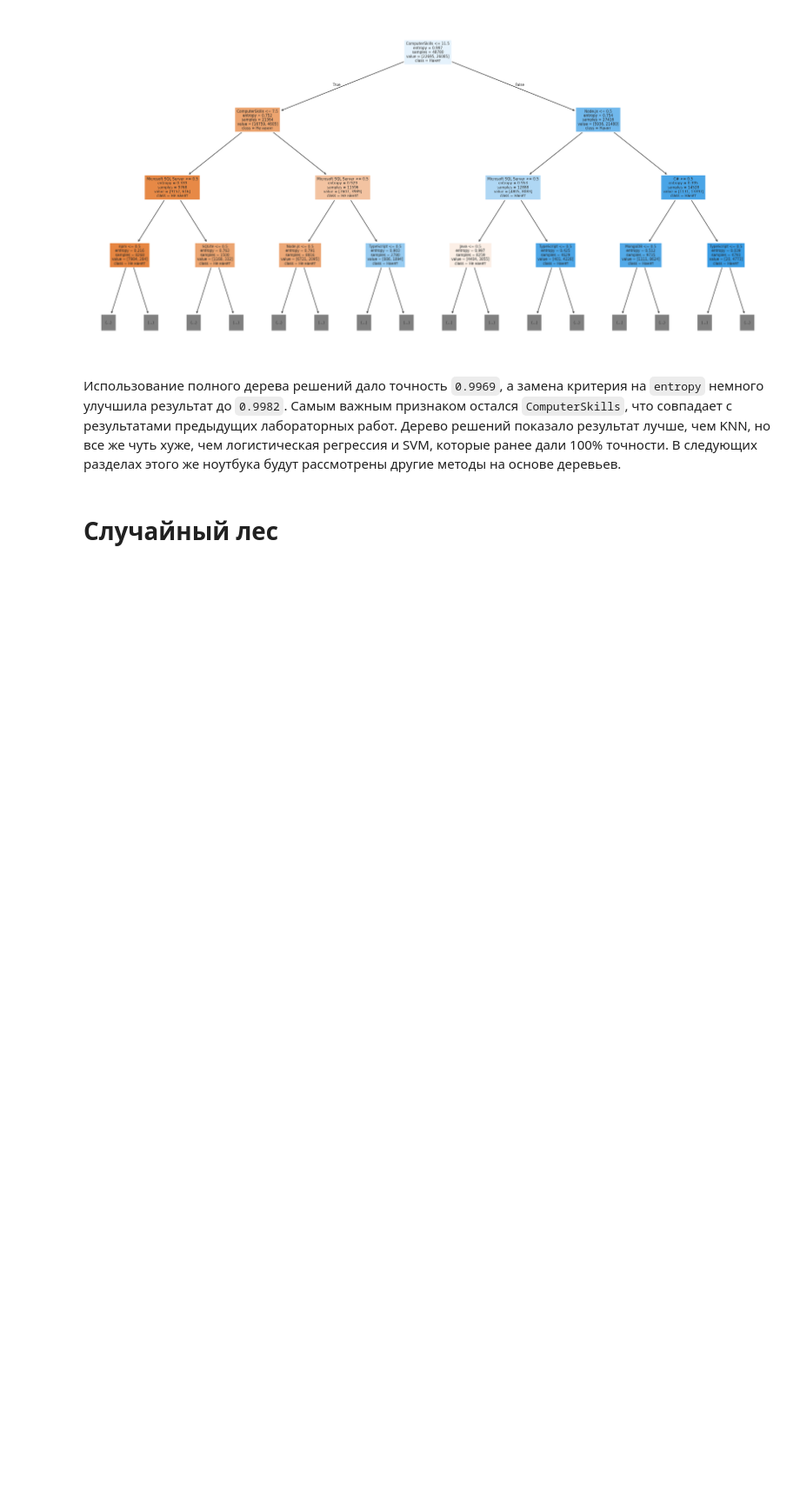
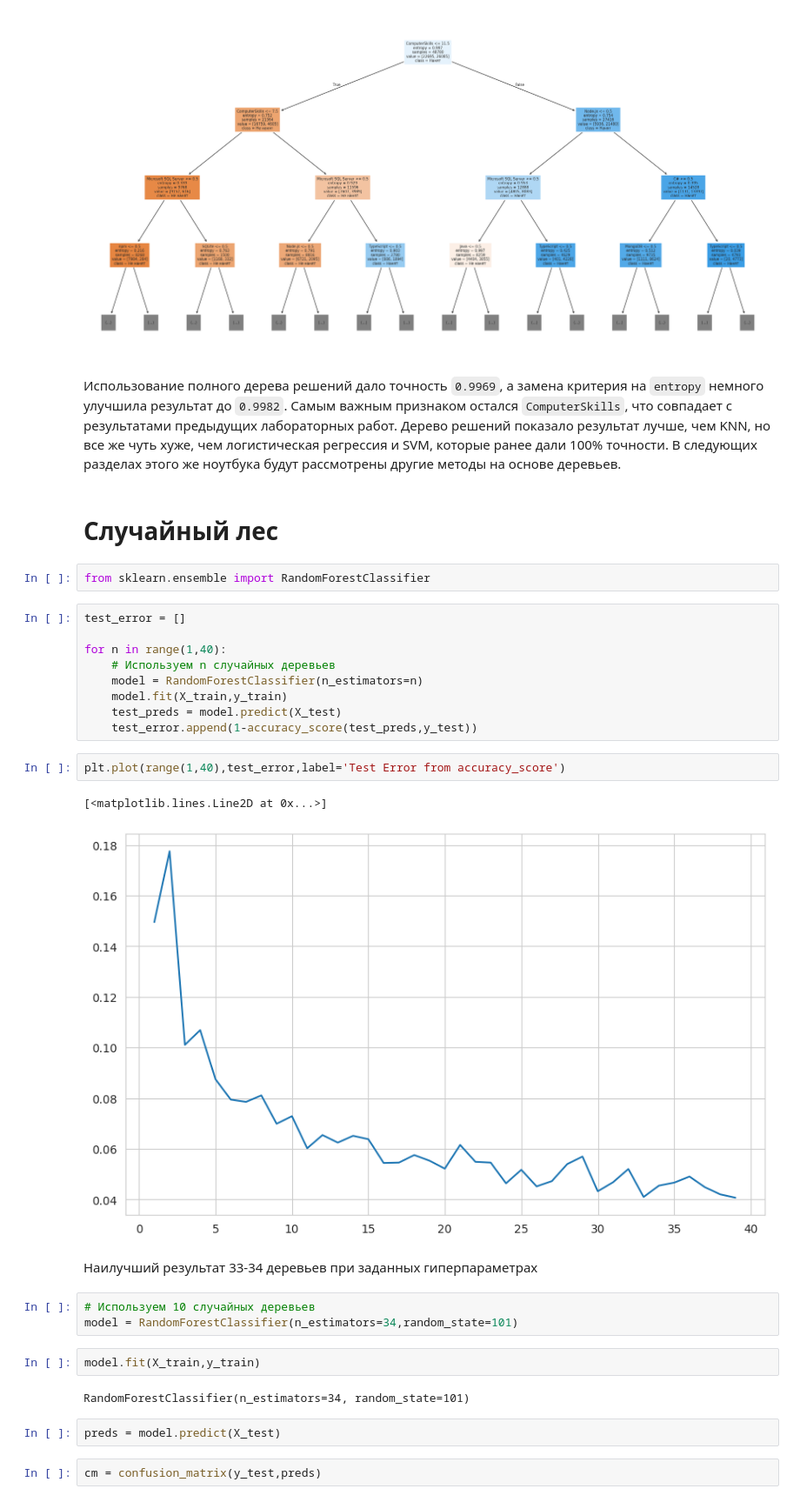
Before and after one commit to tixomirof/mo2_team_colabs, a Jupyter notebook: МО2_Команда2_Лаб06_v1.ipynb, the cells around one changed output. Shown at 87% size. Cells and saved outputs as stored; diff of their text form; blank space fills up the shorter version.

```diff
--- a/МО2_Команда2_Лаб06_v1.ipynb
+++ b/МО2_Команда2_Лаб06_v1.ipynb
@@ -320,3 +326,32 @@ weighted avg       1.00      1.00      1.00     20906
 Использование полного дерева решений дало точность `0.9969`, а замена критерия на `entropy` немного улучшила результат до `0.9982`. Самым важным признаком остался `ComputerSkills`, что совпадает с результатами предыдущих лабораторных работ. Дерево решений показало результат лучше, чем KNN, но все же чуть хуже, чем логистическая регрессия и SVM, которые ранее дали 100% точности. В следующих разделах этого же ноутбука будут рассмотрены другие методы на основе деревьев.
 # %% [markdown]
 # Случайный лес
+# %%
+from sklearn.ensemble import RandomForestClassifier
+# %%
+test_error = []
+
+for n in range(1,40):
+    # Используем n случайных деревьев
+    model = RandomForestClassifier(n_estimators=n)
+    model.fit(X_train,y_train)
+    test_preds = model.predict(X_test)
+    test_error.append(1-accuracy_score(test_preds,y_test))
+# %%
+plt.plot(range(1,40),test_error,label='Test Error from accuracy_score')
+# %% [output]
+[<matplotlib.lines.Line2D at 0x...>]
+[figure, added]
+# %% [markdown]
+Наилучший результат 33-34 деревьев при заданных гиперпараметрах
+# %%
+# Используем 10 случайных деревьев
+model = RandomForestClassifier(n_estimators=34,random_state=101)
+# %%
+model.fit(X_train,y_train)
+# %% [output]
+RandomForestClassifier(n_estimators=34, random_state=101)
+# %%
+preds = model.predict(X_test)
+# %%
+cm = confusion_matrix(y_test,preds)
```
Also changed, not shown: parts of 21 cells of this notebook.
